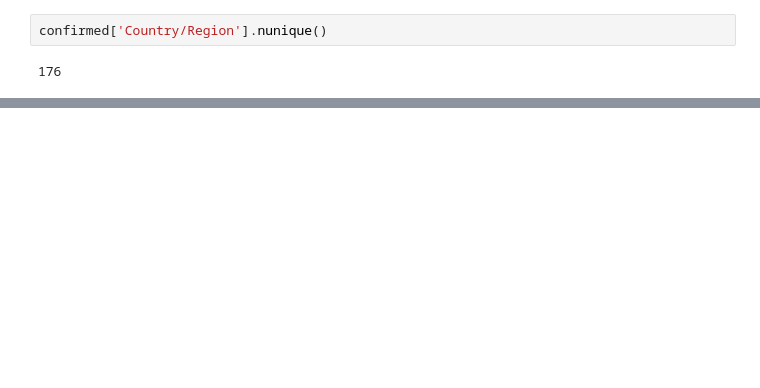
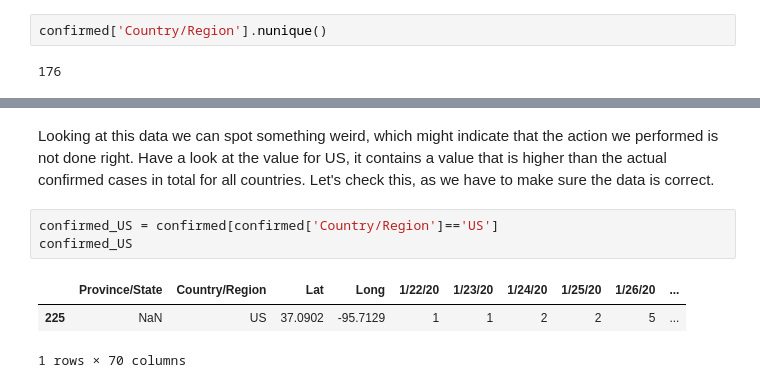
Before and after one commit to rohannevrikar/Mentoring, a Jupyter notebook: COVID-19 - EDA for beginners.ipynb, the cells around one changed output, grey strips where cells are left out. Cells and saved outputs as stored; diff of their text form; blank space fills up the shorter version.

```diff
--- a/COVID-19 - EDA for beginners.ipynb
+++ b/COVID-19 - EDA for beginners.ipynb
@@ -96,0 +177,9 @@ So from 249 rows in the data set for confirmed cases we have 176 unique countrie
+# %% [markdown]
+Looking at this data we can spot something weird, which might indicate that the action we performed is not done right. Have a look at the value for US, it contains a value that is higher than the actual confirmed cases in total for all countries. Let's check this, as we have to make sure the data is correct.
+# %%
+confirmed_US = confirmed[confirmed['Country/Region']=='US']
+confirmed_US
+# %% [output]
+|  | Province/State | Country/Region | Lat | Long | 1/22/20 | 1/23/20 | 1/24/20 | 1/25/20 | 1/26/20 | ... |
+| 225 | NaN | US | 37.0902 | -95.7129 | 1 | 1 | 2 | 2 | 5 | ... |
+1 rows × 70 columns
```
Also changed, not shown: parts of 12 cells of this notebook.
